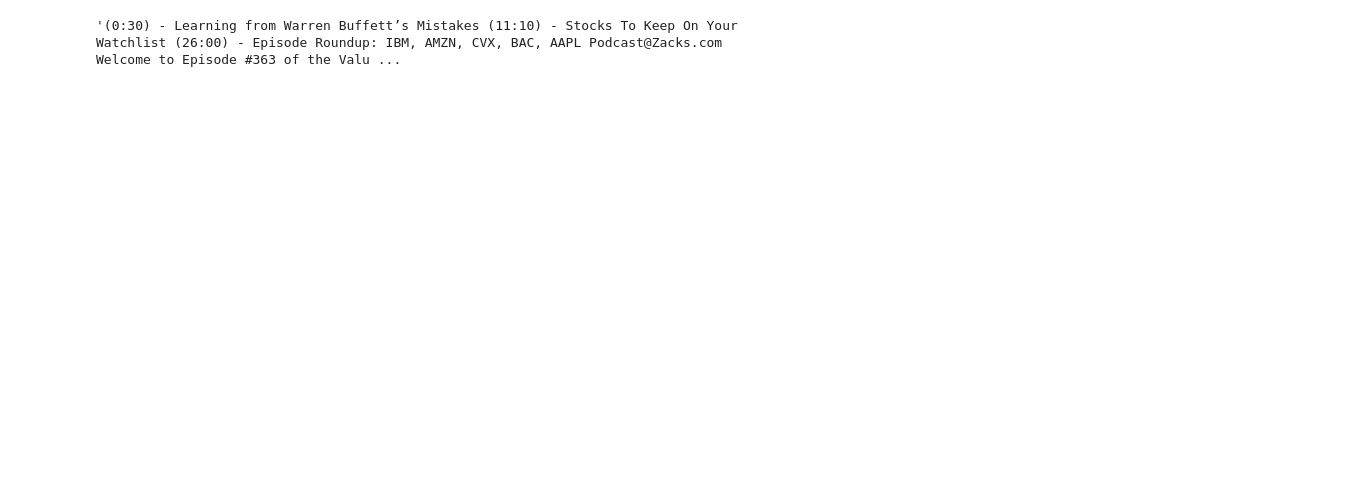
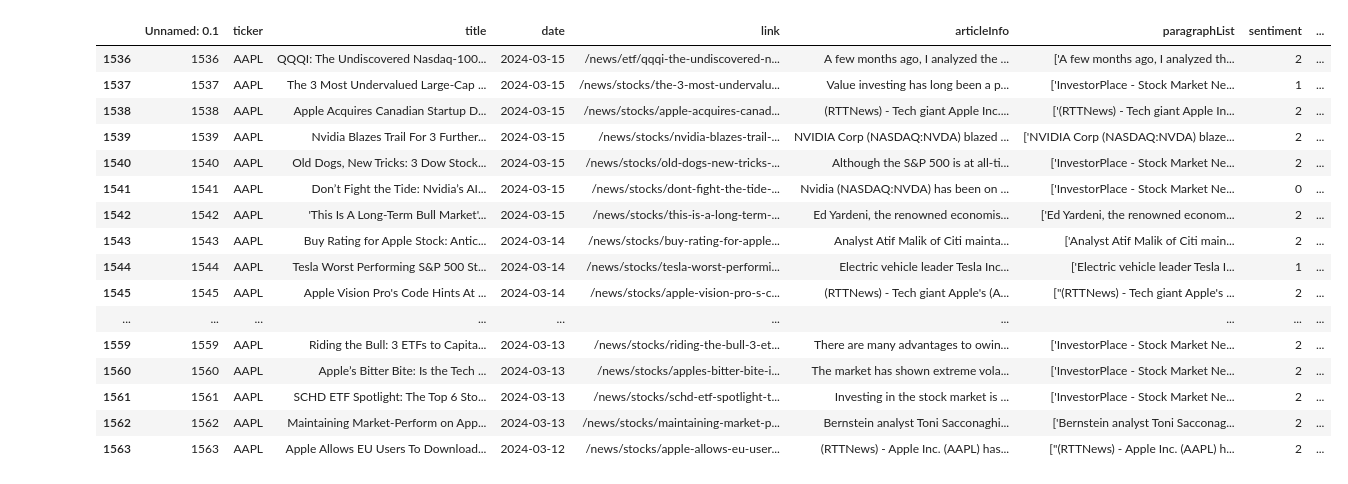
Before and after one commit to ayushRana48/stockNLP, a Jupyter notebook: sentiment.ipynb, the cells around one changed output. Drawn from its saved outputs; the diff is of its cells as text; code cells hidden in the pictures; blank space fills up the shorter version.

```diff
--- a/sentiment.ipynb
+++ b/sentiment.ipynb
@@ -11,7 +11,7 @@ model_name = "ProsusAI/finbert"
 model = AutoModelForSequenceClassification.from_pretrained(model_name)
 tokenizer = AutoTokenizer.from_pretrained(model_name)
 # %%
-df = pd.read_csv('stockNews.csv')
+df = pd.read_csv('FinalStockNews.csv')
 for col in df.columns:
     col = col.strip
 df.drop('Unnamed: 0', axis=1, inplace=True)
@@ -34,3 +35,37 @@ def get_sentiment(news):
+# %%
+def getDfStock(ticker, startDate, endDate):
+    # Convert startDate and endDate to datetime objects to ensure proper comparison
+    start_date = pd.to_datetime(startDate)
+    end_date = pd.to_datetime(endDate)
+
+    # Ensure the 'date' column is in datetime format
+    df['date'] = pd.to_datetime(df['date'])
+
+    # Filter the DataFrame for the given ticker and the date range inclusive
+    filtered_df = df[(df['ticker'] == ticker) & (df['date'] >= start_date) & (df['date'] <= end_date)]
+
+    return filtered_df
+# %%
+dfNew= getDfStock('AAPL','2024-03-01','2024-03-15')
+dfNew
+# %% [output]
+|  | Unnamed: 0.1 | ticker | title | date | link | articleInfo | paragraphList | sentiment | ... |
+| 1536 | 1536 | AAPL | QQQI: The Undiscovered Nasdaq-100... | 2024-03-15 | /news/etf/qqqi-the-undiscovered-n... | A few months ago, I analyzed the ... | ['A few months ago, I analyzed th... | 2 | ... |
+| 1537 | 1537 | AAPL | The 3 Most Undervalued Large-Cap ... | 2024-03-15 | /news/stocks/the-3-most-undervalu... | Value investing has long been a p... | ['InvestorPlace - Stock Market Ne... | 1 | ... |
+| 1538 | 1538 | AAPL | Apple Acquires Canadian Startup D... | 2024-03-15 | /news/stocks/apple-acquires-canad... | (RTTNews) - Tech giant Apple Inc.... | ['(RTTNews) - Tech giant Apple In... | 2 | ... |
+| 1539 | 1539 | AAPL | Nvidia Blazes Trail For 3 Further... | 2024-03-15 | /news/stocks/nvidia-blazes-trail-... | NVIDIA Corp (NASDAQ:NVDA) blazed ... | ['NVIDIA Corp (NASDAQ:NVDA) blaze... | 2 | ... |
+| 1540 | 1540 | AAPL | Old Dogs, New Tricks: 3 Dow Stock... | 2024-03-15 | /news/stocks/old-dogs-new-tricks-... | Although the S&P 500 is at all-ti... | ['InvestorPlace - Stock Market Ne... | 2 | ... |
+| 1541 | 1541 | AAPL | Don’t Fight the Tide: Nvidia’s AI... | 2024-03-15 | /news/stocks/dont-fight-the-tide-... | Nvidia (NASDAQ:NVDA) has been on ... | ['InvestorPlace - Stock Market Ne... | 0 | ... |
+| 1542 | 1542 | AAPL | 'This Is A Long-Term Bull Market'... | 2024-03-15 | /news/stocks/this-is-a-long-term-... | Ed Yardeni, the renowned economis... | ['Ed Yardeni, the renowned econom... | 2 | ... |
+| 1543 | 1543 | AAPL | Buy Rating for Apple Stock: Antic... | 2024-03-14 | /news/stocks/buy-rating-for-apple... | Analyst Atif Malik of Citi mainta... | ['Analyst Atif Malik of Citi main... | 2 | ... |
+| 1544 | 1544 | AAPL | Tesla Worst Performing S&P 500 St... | 2024-03-14 | /news/stocks/tesla-worst-performi... | Electric vehicle leader Tesla Inc... | ['Electric vehicle leader Tesla I... | 1 | ... |
+| 1545 | 1545 | AAPL | Apple Vision Pro's Code Hints At ... | 2024-03-14 | /news/stocks/apple-vision-pro-s-c... | (RTTNews) - Tech giant Apple's (A... | ["(RTTNews) - Tech giant Apple's ... | 2 | ... |
+| ... | ... | ... | ... | ... | ... | ... | ... | ... | ... |
+| 1559 | 1559 | AAPL | Riding the Bull: 3 ETFs to Capita... | 2024-03-13 | /news/stocks/riding-the-bull-3-et... | There are many advantages to owin... | ['InvestorPlace - Stock Market Ne... | 2 | ... |
+| 1560 | 1560 | AAPL | Apple’s Bitter Bite: Is the Tech ... | 2024-03-13 | /news/stocks/apples-bitter-bite-i... | The market has shown extreme vola... | ['InvestorPlace - Stock Market Ne... | 2 | ... |
+| 1561 | 1561 | AAPL | SCHD ETF Spotlight: The Top 6 Sto... | 2024-03-13 | /news/stocks/schd-etf-spotlight-t... | Investing in the stock market is ... | ['InvestorPlace - Stock Market Ne... | 2 | ... |
+| 1562 | 1562 | AAPL | Maintaining Market-Perform on App... | 2024-03-13 | /news/stocks/maintaining-market-p... | Bernstein analyst Toni Sacconaghi... | ['Bernstein analyst Toni Sacconag... | 2 | ... |
+| 1563 | 1563 | AAPL | Apple Allows EU Users To Download... | 2024-03-12 | /news/stocks/apple-allows-eu-user... | (RTTNews) - Apple Inc. (AAPL) has... | ["(RTTNews) - Apple Inc. (AAPL) h... | 2 | ... |
 # %%
 def sliding_window(text, tokenizer, max_length=512, overlap=50):
 
@@ -85,10 +120,6 @@ def aggregate_results(sentiments, scores):
 
     dominant_sentiment = max(average_score_per_sentiment, key=average_score_per_sentiment.get)
     return dominant_sentiment, average_score_per_sentiment[dominant_sentiment]
-# %%
-df['articleInfo'][1]
-# %% [output]
-'(0:30) - Learning from Warren Buffett’s Mistakes (11:10) - Stocks To Keep On Your Watchlist (26:00) - Episode Roundup: IBM, AMZN, CVX, BAC, AAPL Podcast@Zacks.com  Welcome to Episode #363 of the Valu ...
 # %%
 def full_window(text, tokenizer, model):
     chunks = sliding_window(text, tokenizer)
```
Also changed, not shown: parts of 7 cells of this notebook, 5 other files.
